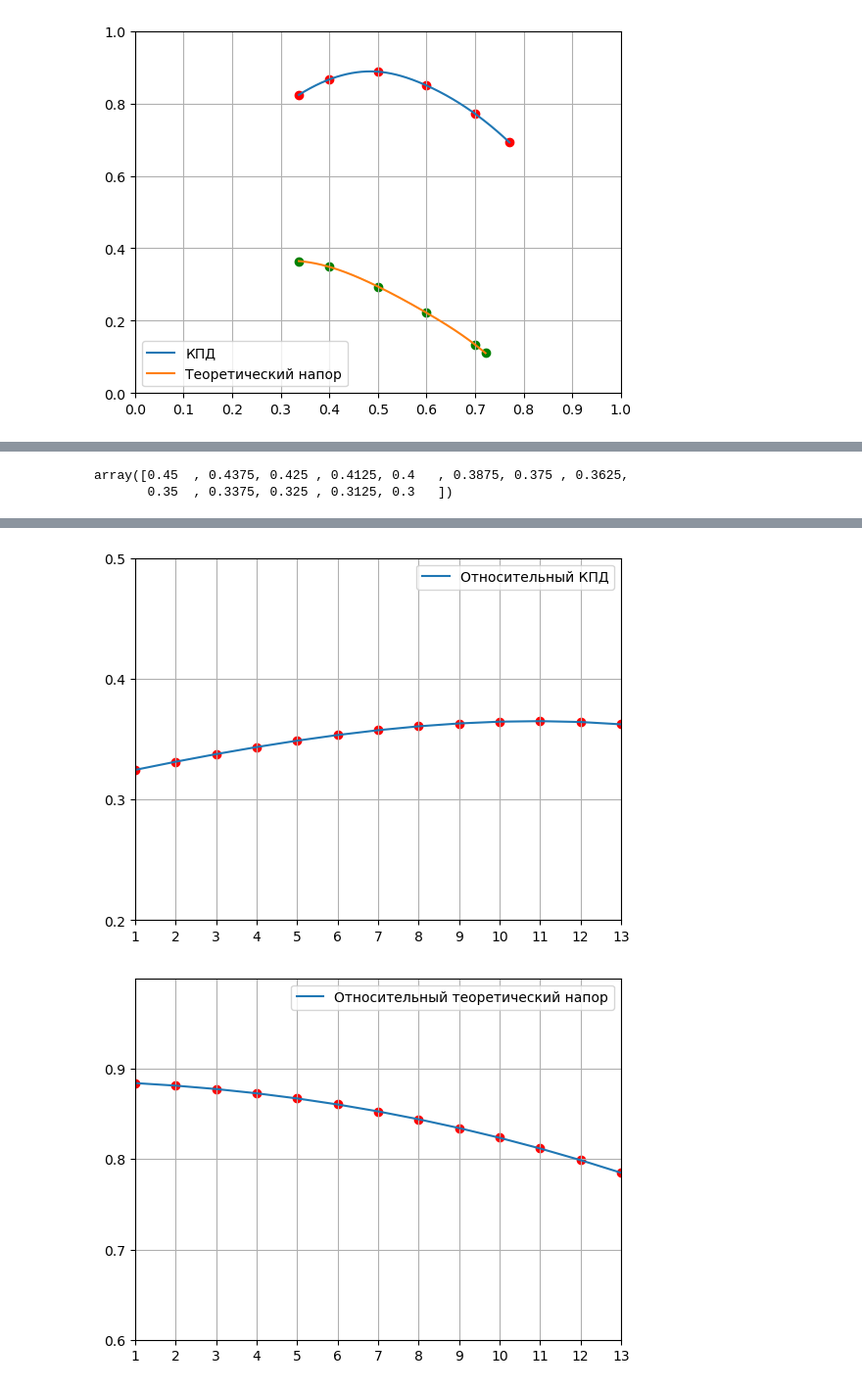
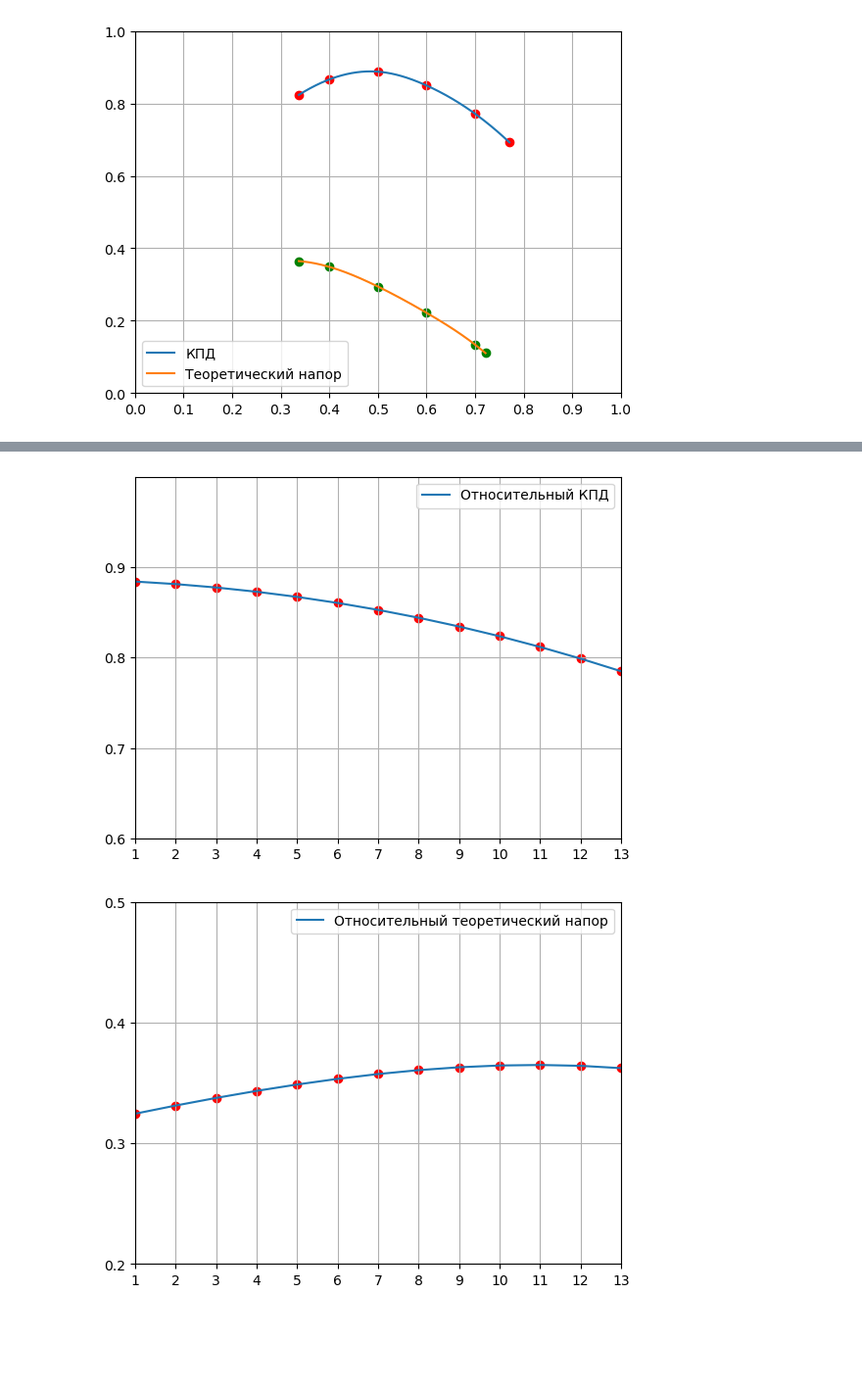
Before and after one commit to mikiway902/Compressor_Kurs, a Jupyter notebook: main.ipynb, the cells around one changed output, grey strips where cells are left out. Shown at 98% size. Saved outputs shown, nothing was run; the diff lists cells and outputs as text; code cells hidden in the pictures; blank space fills up the shorter version.

```diff
--- a/main.ipynb
+++ b/main.ipynb
@@ -138,12 +224,12 @@ c_вых = U_k1 * с_а_отн
 ξ_вых = 0.15    # Для выходного патрубка
 
 # ГДФ плотности для входного и выходного патрубков
-ε_вх = (1 - (k-1)/(k+1)*λ_вх**2)**(1/(k-1))
-ε_вых = (1 - (k-1)/(k+1)*λ_вых**2)**(1/(k-1))
+ε_вх = ε_gdf(k, λ_вх)
+ε_вых = ε_gdf(k, λ_вых)
 
 # Коэффициенты сохранения полного давления во входном и выходном патрубках
-σ_вх = 1 / (1 + ξ_вх * (k/(k+1)) * ε_вх * λ_вх**2)
-σ_вых = (1 - ξ_вых * (k/(k+1)) * ε_вых * λ_вых**2)
+σ_вх = σ_gdf(ξ_вх, k, ε_вх, λ_вх)
+σ_вых = σ_gdf(ξ_вых, k, ε_вых, λ_вых)
 
 # Полные давления на входе и выходе из лопаточного аппарата
 P1_полн = σ_вх * Pа_полн
@@ -168,11 +254,11 @@ C = 0.98  # Надо написать функцию для определени
 β = math.sqrt((2*k)/(k+1)) * (2 / (k+1))**(1/(k-1))
 
 # Приведенная плотность потока массы
-q_вх = ((k+1)/2)**(1/(k-1)) * λ_вх * (1 - (k-1)/(k+1)*λ_вх**2)**(1/(k-1))
-q_вых = ((k+1)/2)**(1/(k-1)) * λ_вых * (1 - (k-1)/(k+1)*λ_вых**2)**(1/(k-1))
+q_вх = q_gdf(k, λ_вх)
+q_вых = q_gdf(k, λ_вых)
 # Кольцевые площади на выходе из входного патрубка и на входе в выходной патрубок
-F_вх = (G_в * math.sqrt(R_в * T1_полн)) / (β * P1_полн * q_вх)
-F_вых = (G_в * math.sqrt(R_в * T2_полн)) / (β * P2_полн * q_вых)
+F_вх = F_tube(G_в, R_в, T1_полн, β, P1_полн, q_вх)
+F_вых = F_tube(G_в, R_в, T2_полн, β, P2_полн, q_вых)
 
 # Наружный диаметр ротора:
 D_к1 = 2 * U_k1 / n
@@ -247,10 +417,10 @@ plt.show()
 # %%
-# Ваши точки
-x_Hт_dots = np.array([0.337091988131, 0.4, 0.5, 0.6,0.7, 0.770588235294])
-Hт_dots = np.array([0.82371541502, 0.866403, 0.88774703, 0.849604743, 0.771343873, 0.692490118577])
+# Точки
+x_η_dots = np.array([0.337091988131, 0.4, 0.5, 0.6,0.7, 0.770588235294])       # точки по оси X для теоретического напора
+η_dots = np.array([0.82371541502, 0.866403, 0.88774703, 0.849604743, 0.771343873, 0.692490118577])      # точки по оси Y для теоретического напора
 
-x_η_dots = np.array([0.337091988131, 0.4, 0.5, 0.6,0.7, 0.721379310345])
-η_dots = np.array([0.36446601942, 0.34854368932, 0.294174757282, 0.221747572816, 0.13360824742, 0.11038026721])
+x_Hт_dots = np.array([0.337091988131, 0.4, 0.5, 0.6,0.7, 0.721379310345])    # точки по оси X для КПД
+Hт_dots = np.array([0.36446601942, 0.34854368932, 0.294174757282, 0.221747572816, 0.13360824742, 0.11038026721]) # точки по оси Y для КПД
 
 # аппроксимация полиномом степени stepen
 stepen = 4
@@ -265,8 +435,8 @@ Hт_dots_smooth = poly(x_Hт_dots_smooth)
 x_η_dots_smooth = np.linspace(0, 1, smoothness)
 η_dots_smooth = poly1(x_η_dots_smooth)
 
-plt.plot(x_Hт_dots_smooth, Hт_dots_smooth, label="Аппроксимация КПД")
-plt.plot(x_η_dots_smooth, η_dots_smooth, label="Аппроксимация Теор Напора")
+plt.plot(x_η_dots_smooth, η_dots_smooth, label="Аппроксимация КПД")
+plt.plot(x_Hт_dots_smooth, Hт_dots_smooth, label="Аппроксимация Теор Напора")
 plt.scatter(x_Hт_dots, Hт_dots, color="red")
 plt.scatter(x_η_dots, η_dots, color="blue")
 plt.xlim(0,1)
@@ -309,5 +475,5 @@ def find_nearest(c_a_отн, x_line, y_line):
     return x_result, y_result
 
 Hт_x_result, Hт_отн_result = find_nearest(c_a_отн, Hт_x_line, Hт_y_line)
-η_x_result, η_отн_result = find_nearest(c_a_отн, η_x_line, η_y_line)
+η_x_result, η_ад_полн_result = find_nearest(c_a_отн, η_x_line, η_y_line)
 # %% [output]
@@ -330,36 +496,31 @@ index = 30000, (иск. x) = 0.3000, (найд. x) = 0.3000, (найд. y) = 0.3
 Конец расчётов
-# %%
-c_a_отн
-# %% [output]
-array([0.45  , 0.4375, 0.425 , 0.4125, 0.4   , 0.3875, 0.375 , 0.3625,
-       0.35  , 0.3375, 0.325 , 0.3125, 0.3   ])
 # %%
 def plot_results(x, y, label_name):
     ylim_min = math.floor(min(y)*10)/10-0.1
     ylim_max = math.ceil(max(y)*10)/10+0.1
     plt.plot(x, y, label=label_name)
     plt.scatter(x, y, color="red")
     plt.xlim(1,max(x))
     plt.ylim(ylim_min, ylim_max)
     plt.xticks(np.arange(1, max(x)+1, 1))
     plt.yticks(np.arange(ylim_min, ylim_max, 0.1))
     plt.grid(True) # Добавление сетки
     plt.legend()
     plt.show()
 
 R_ср1_list = np.linspace(R_ср1, R_ср1, N)  # Создаем массив из N элементов, все равные R_ср1
 Kh = np.concatenate([
     np.linspace(0.99, 0.94, 6),
     np.full((N-6), 0.94)
 ])
 
 plot_results(N_list, c_a_отн, "Относительный коэффициент расхода")
-plot_results(N_list, η_отн_result, "Относительный КПД")
+plot_results(N_list, η_ад_полн_result, "Относительный КПД")
 plot_results(N_list, Hт_отн_result, "Относительный теоретический напор")
 plot_results(N_list, R_ср1_list, "Степень реактивности")
 plot_results(N_list, Kh, "Поправочный коэффициент")
 # %% [output]
 [figure]
-[figure, old version]
+[figure, new version]
-[figure, old version]
+[figure, new version]
 [figure]
```
Also changed, not shown: parts of 14 cells of this notebook.
